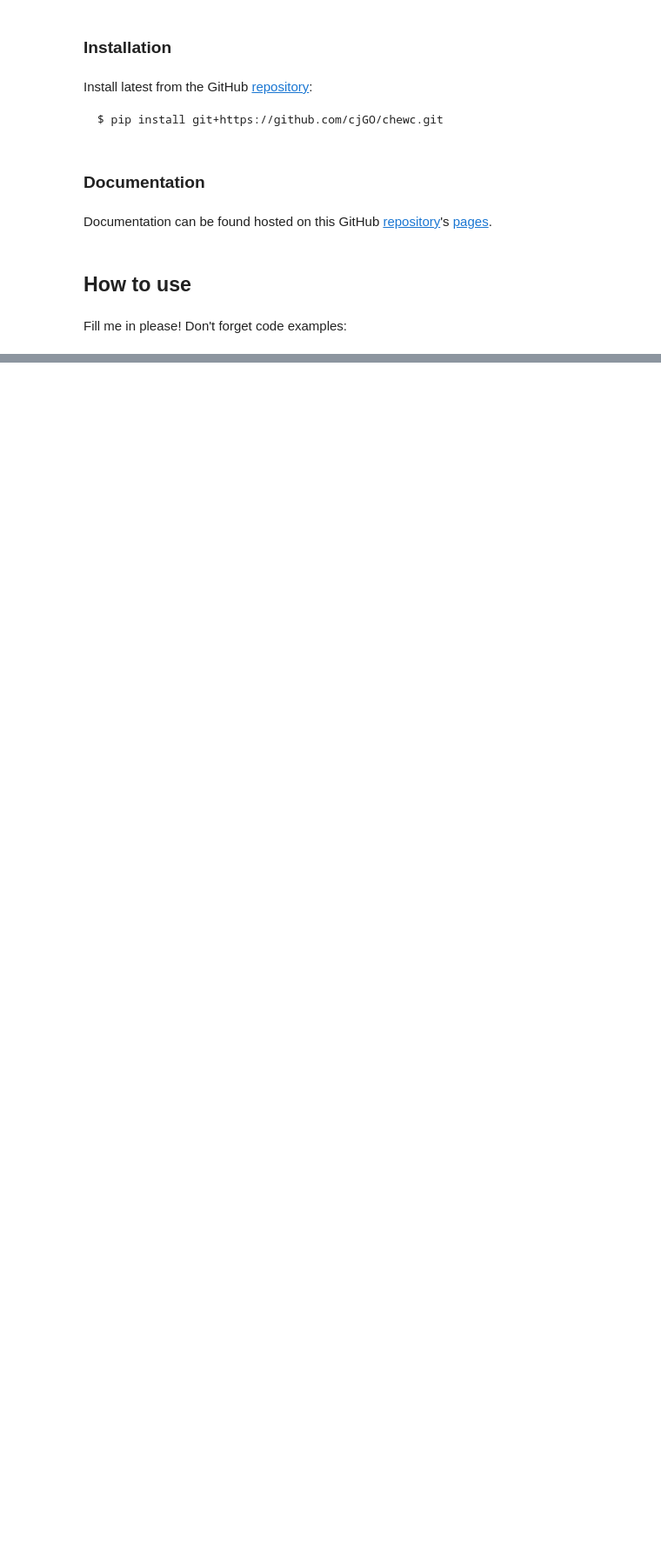
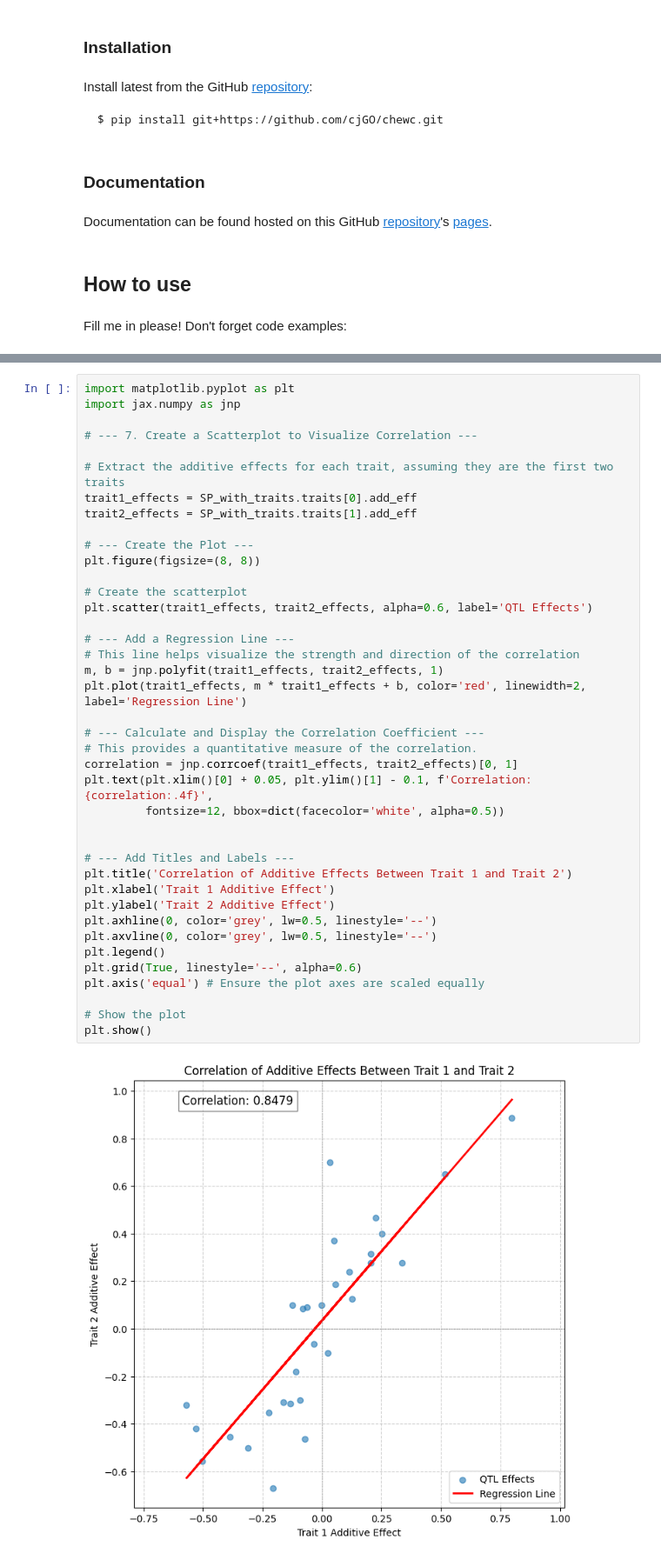
Before and after one commit to cjGO/chewc, a Jupyter notebook: nbs/index.ipynb, the cells around one changed output, grey strips where cells are left out. Shown at 87% size. Cells and saved outputs as stored; diff of their text form; blank space fills up the shorter version.

```diff
--- a/nbs/index.ipynb
+++ b/nbs/index.ipynb
@@ -162,0 +192,42 @@ Details of the new traits:
+# %%
+import matplotlib.pyplot as plt
+import jax.numpy as jnp
+
+# --- 7. Create a Scatterplot to Visualize Correlation ---
+
+# Extract the additive effects for each trait, assuming they are the first two traits
+trait1_effects = SP_with_traits.traits[0].add_eff
+trait2_effects = SP_with_traits.traits[1].add_eff
+
+# --- Create the Plot ---
+plt.figure(figsize=(8, 8))
+
+# Create the scatterplot
+plt.scatter(trait1_effects, trait2_effects, alpha=0.6, label='QTL Effects')
+
+# --- Add a Regression Line ---
+# This line helps visualize the strength and direction of the correlation
+m, b = jnp.polyfit(trait1_effects, trait2_effects, 1)
+plt.plot(trait1_effects, m * trait1_effects + b, color='red', linewidth=2, label='Regression Line')
+
+# --- Calculate and Display the Correlation Coefficient ---
+# This provides a quantitative measure of the correlation.
+correlation = jnp.corrcoef(trait1_effects, trait2_effects)[0, 1]
+plt.text(plt.xlim()[0] + 0.05, plt.ylim()[1] - 0.1, f'Correlation: {correlation:.4f}',
+         fontsize=12, bbox=dict(facecolor='white', alpha=0.5))
+
+
+# --- Add Titles and Labels ---
+plt.title('Correlation of Additive Effects Between Trait 1 and Trait 2')
+plt.xlabel('Trait 1 Additive Effect')
+plt.ylabel('Trait 2 Additive Effect')
+plt.axhline(0, color='grey', lw=0.5, linestyle='--')
+plt.axvline(0, color='grey', lw=0.5, linestyle='--')
+plt.legend()
+plt.grid(True, linestyle='--', alpha=0.6)
+plt.axis('equal') # Ensure the plot axes are scaled equally
+
+# Show the plot
+plt.show()
+# %% [output]
+[figure, added]
```
Also changed, not shown: parts of 2 cells of this notebook, 1 other file.
